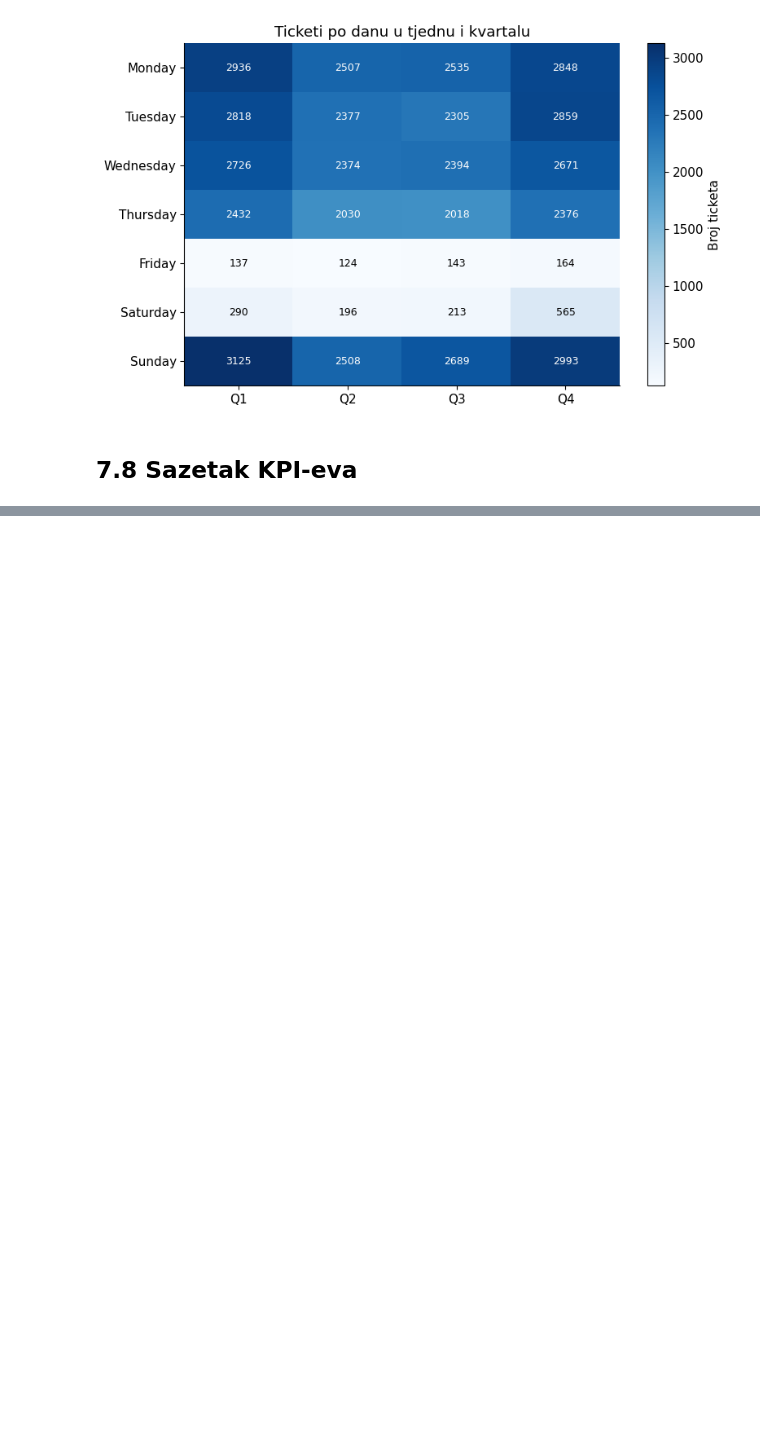
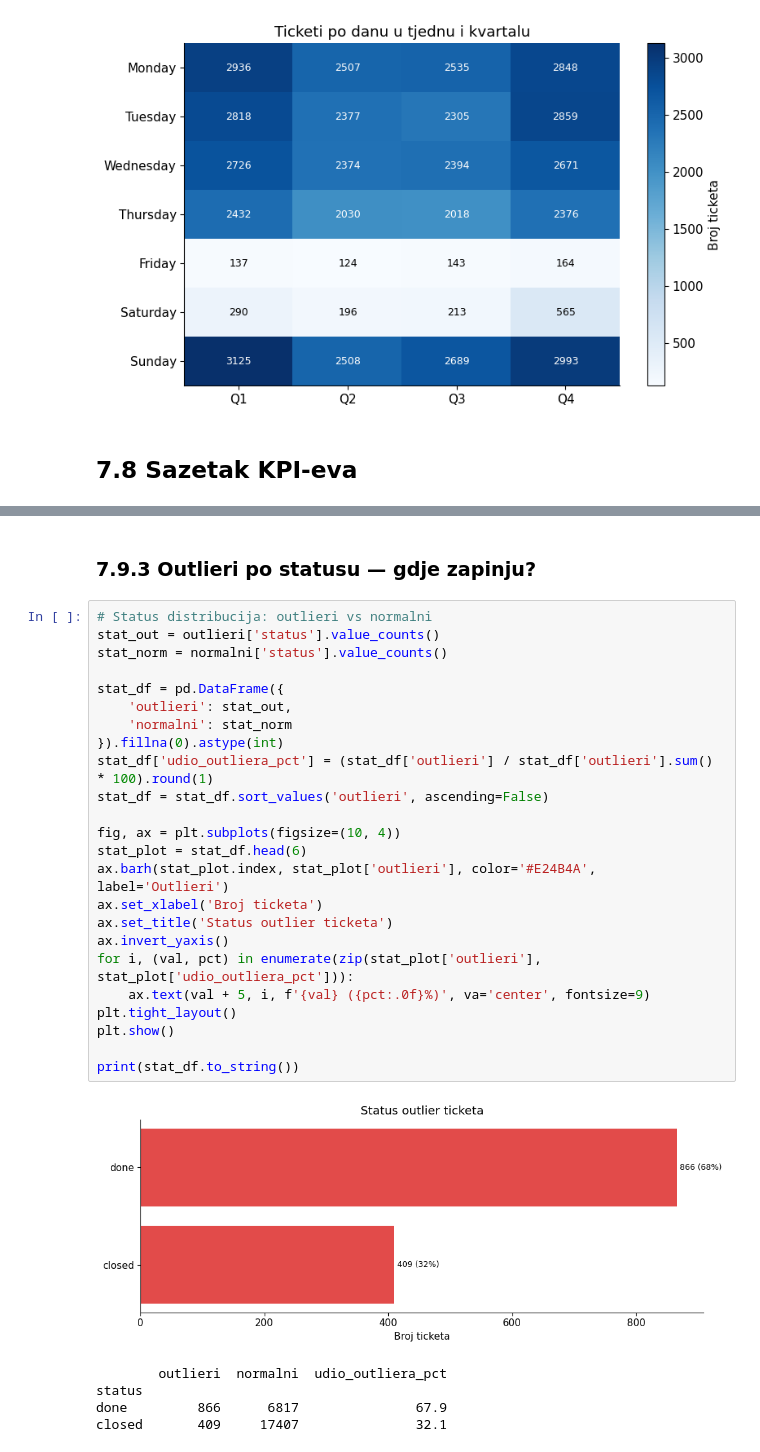
Before and after one commit to igorpavlic/FIPU-SRP, a Jupyter notebook: 7_visualization.ipynb, the cells around one changed output, grey strips where cells are left out. Drawn from its saved outputs; the diff is of its cells as text; blank space fills up the shorter version.

```diff
--- a/7_visualization.ipynb
+++ b/7_visualization.ipynb
@@ -291,0 +408,32 @@ SAZETAK KPI-EVA
+# %% [markdown]
+### 7.9.3 Outlieri po statusu — gdje zapinju?
+# %%
+# Status distribucija: outlieri vs normalni
+stat_out = outlieri['status'].value_counts()
+stat_norm = normalni['status'].value_counts()
+
+stat_df = pd.DataFrame({
+    'outlieri': stat_out,
+    'normalni': stat_norm
+}).fillna(0).astype(int)
+stat_df['udio_outliera_pct'] = (stat_df['outlieri'] / stat_df['outlieri'].sum() * 100).round(1)
+stat_df = stat_df.sort_values('outlieri', ascending=False)
+
+fig, ax = plt.subplots(figsize=(10, 4))
+stat_plot = stat_df.head(6)
+ax.barh(stat_plot.index, stat_plot['outlieri'], color='#E24B4A', label='Outlieri')
+ax.set_xlabel('Broj ticketa')
+ax.set_title('Status outlier ticketa')
+ax.invert_yaxis()
+for i, (val, pct) in enumerate(zip(stat_plot['outlieri'], stat_plot['udio_outliera_pct'])):
+    ax.text(val + 5, i, f'{val} ({pct:.0f}%)', va='center', fontsize=9)
+plt.tight_layout()
+plt.show()
+
+print(stat_df.to_string())
+# %% [output]
+[figure, added]
+        outlieri  normalni  udio_outliera_pct
+status
+done         866      6817               67.9
+closed       409     17407               32.1
```
Also changed, not shown: parts of 12 cells of this notebook, 4 other files.
